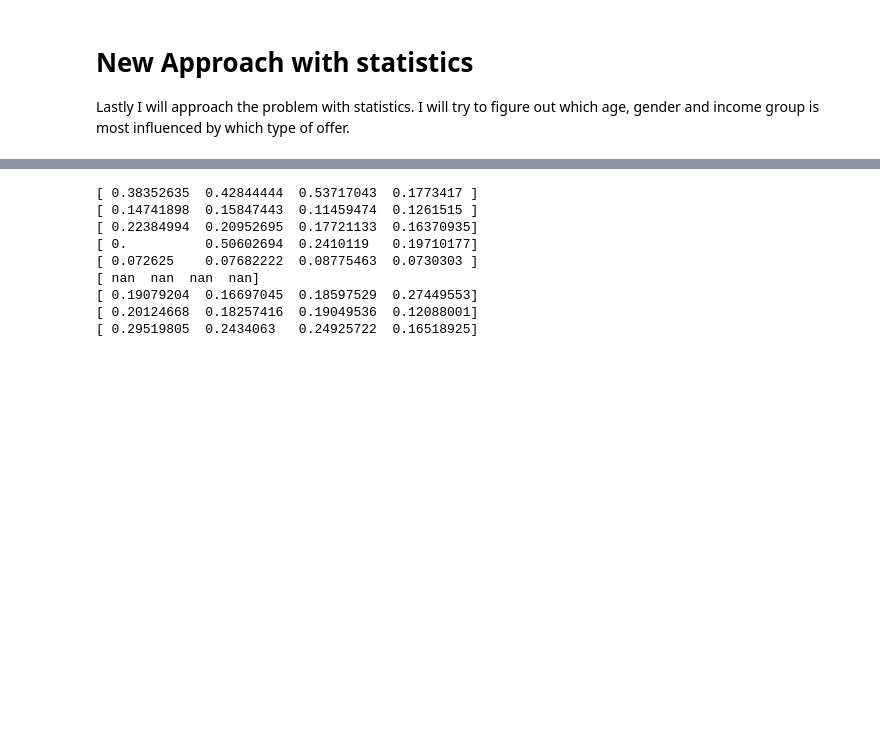
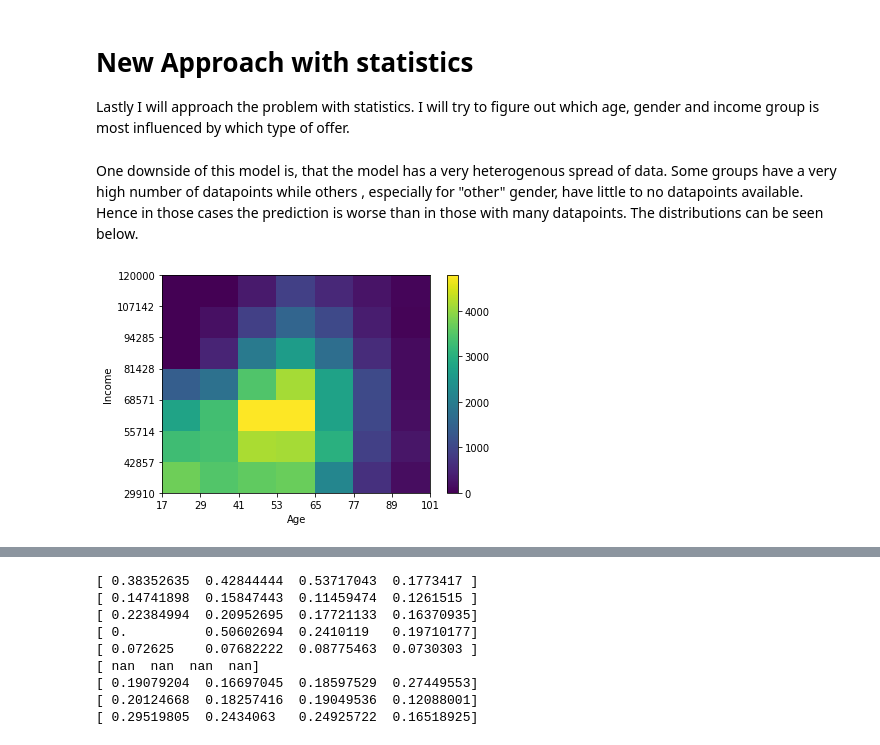
Before and after one commit to blec123/Starbucks, a Jupyter notebook: Starbucks_Capstone_notebook.ipynb, the cells around one changed output, grey strips where cells are left out. Drawn from its saved outputs; the diff is of its cells as text; code cells hidden in the pictures; blank space fills up the shorter version.

```diff
--- a/Starbucks_Capstone_notebook.ipynb
+++ b/Starbucks_Capstone_notebook.ipynb
@@ -1522,6 +1548,7 @@ none_summary = {'M_times': np.zeros([7,7]), 'M_amounts': np.zeros([7,7]),
                 'O_times': np.zeros([7,7]), 'O_amounts': np.zeros([7,7])}
 
 
+nums = {'M': np.zeros([7,7]), 'F': np.zeros([7,7]), 'O': np.zeros([7,7])}
 
 for index, user in summs.iterrows():
     for i, key in enumerate(cat_dict.keys()):
@@ -1538,6 +1565,28 @@ for index, user in summs.iterrows():
             disc_summary['%s_times'%user.gender][int(user.age), int(user.income)] += user['total_time_offer_viewed_active_%i'%(i+1)]
             disc_summary['%s_amounts'%user.gender][int(user.age), int(user.income)] += user['money_spent_after_viewed_offer_%i'%(i+1)]
 
-
+        nums[user.gender][int(user.age), int(user.income)] += 1
     none_summary['%s_times'%user.gender][int(user.age), int(user.income)] += user['time_no_active_offer']
     none_summary['%s_amounts'%user.gender][int(user.age), int(user.income)] += user['money_spend_no_offer']
+# %% [markdown]
+One downside of this model is, that the model has a very heterogenous spread of data. Some groups have a very high number of datapoints while others , especially for "other" gender, have little to no datapoints available. Hence in those cases the prediction is worse than in those with many datapoints. The distributions can be seen below.
+# %%
+# plot number of occurences for male
+
+x_label=[]
+y_label=[]
+
+for i in range(8):
+    x_label.append(int(age_borders[i]))
+    y_label.append(int(income_borders[i]))
+
+
+plt.pcolormesh(range(8), range(8), nums['M'].transpose(), shading='auto')
+plt.xticks(range(8), x_label)
+plt.yticks(range(8), y_label)
+plt.xlabel('Age')
+plt.ylabel('Income')
+plt.colorbar()
+plt.show()
+# %% [output]
+[figure, added]
```
Also changed, not shown: parts of 17 cells of this notebook.
